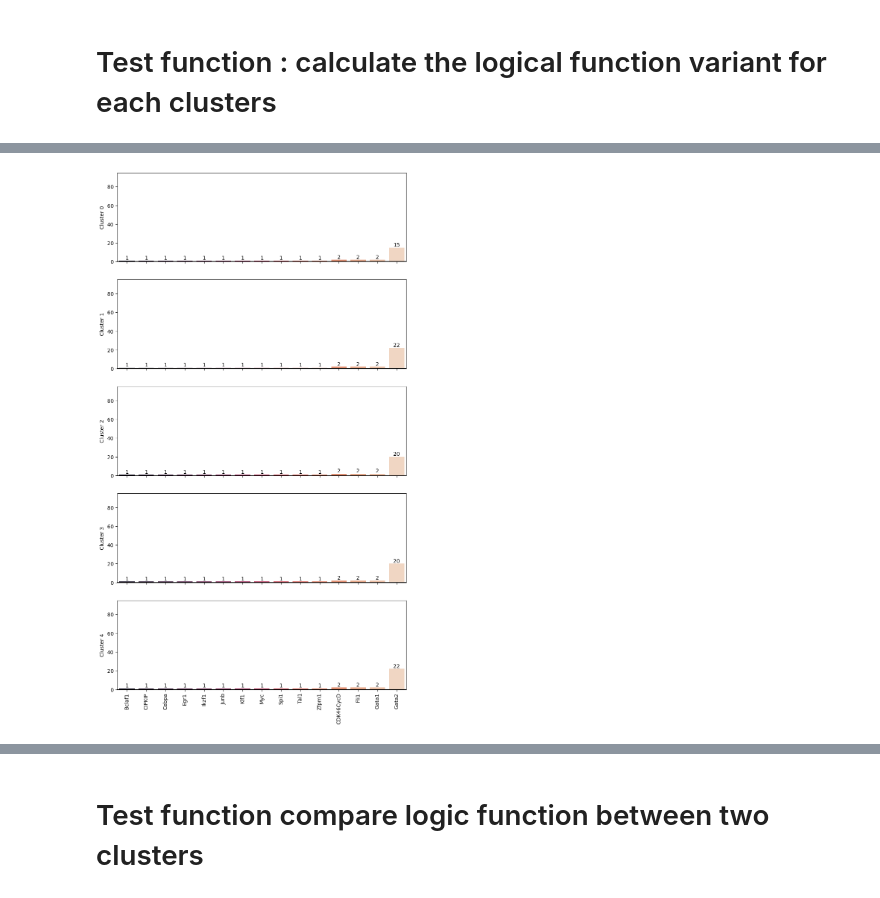
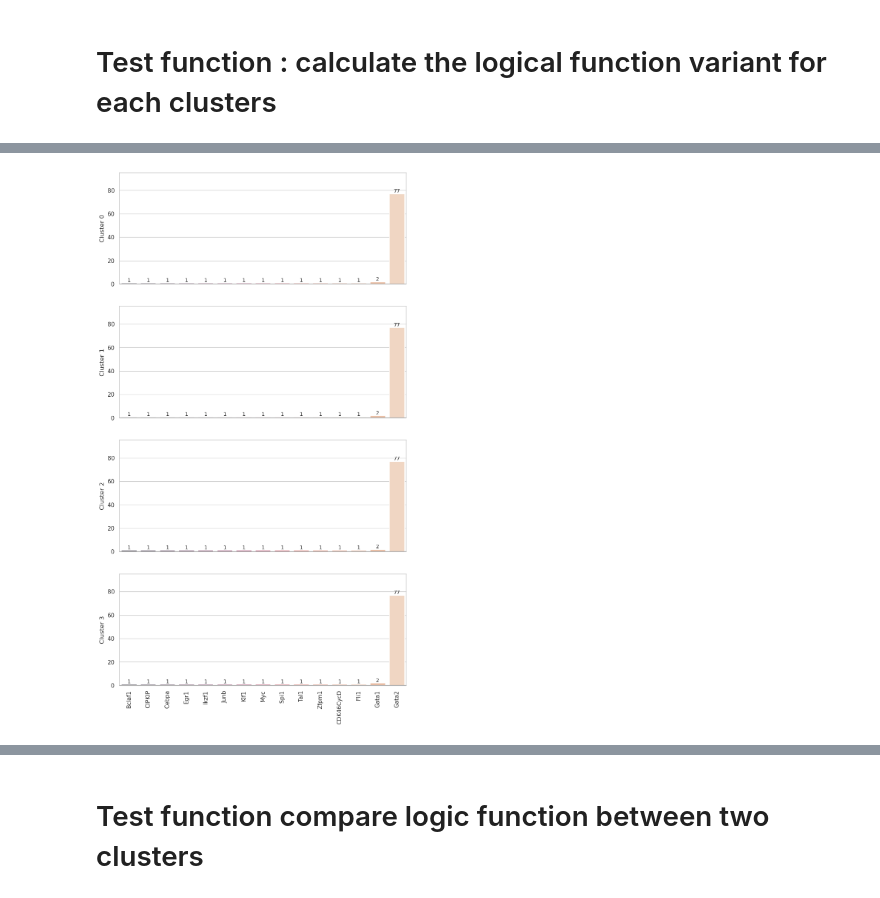
Before and after one commit to sysbio-curie/AstroLogics, a Jupyter notebook: scripts/Tutorial_herault_hematopoiesis.ipynb, the cells around one changed output, grey strips where cells are left out. Drawn from its saved outputs; the diff is of its cells as text; code cells hidden in the pictures.

```diff
--- a/scripts/Tutorial_herault_hematopoiesis.ipynb
+++ b/scripts/Tutorial_herault_hematopoiesis.ipynb
@@ -200,7 +213,7 @@ plt.show()
 # %%
 from sklearn.preprocessing import OrdinalEncoder
 # %%
-model_cluster = pd.Series(model.trajectory.cluster_dict)
+model_cluster = model.logic.pca_df.Kmean_Cluster
 model_logic = model.logic.model_logic
 
 var_logic_clust = pd.DataFrame()
@@ -229,16 +261,16 @@ var_logic_clust= var_logic_clust.loc[sort_index]
 # %%
 import matplotlib.pyplot as plt
-fig, axes = plt.subplots(5, 1, figsize=(10, 18), sharex=True)
+fig, axes = plt.subplots(4, 1, figsize=(10, 18), sharex=True)
 plt.ylim(0, 65)
 
-for i in range(5):
+for i in range(4):
     sns.barplot(x=var_logic_clust.index, y=var_logic_clust[i], palette="rocket", ax=axes[i])
     axes[i].axhline(0, color="k", clip_on=False)
     axes[i].set_ylabel(f"Cluster {i}")
     axes[i].bar_label(axes[i].containers[0], fontsize=10)
     axes[i].set_ylim(0, 95)
 
 plt.xticks(rotation=90)
 plt.show()
 # %% [output]
-[figure, old version]
+[figure, new version]
```
Also changed, not shown: parts of 17 cells of this notebook, 4 other files.
